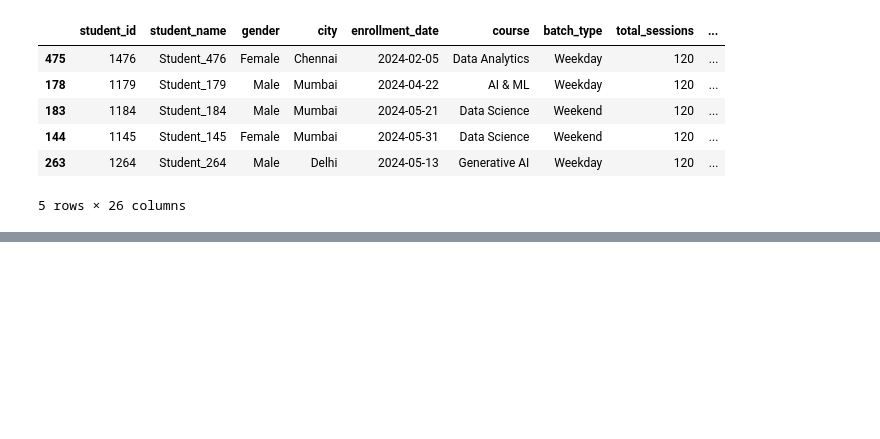
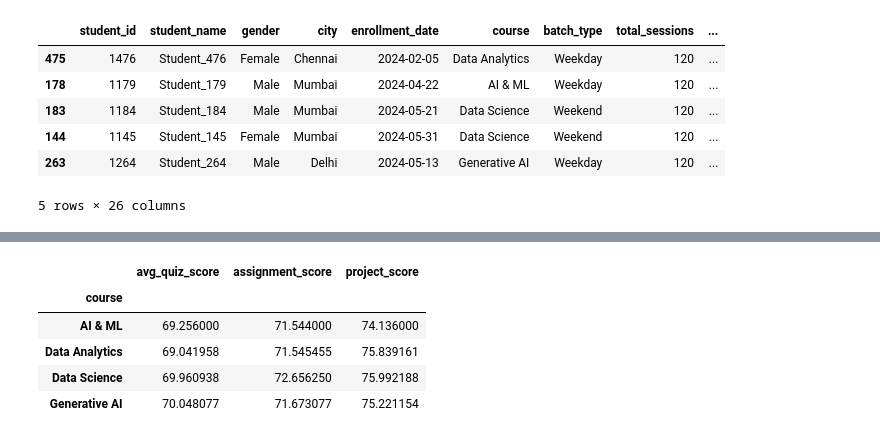
Before and after one commit to anuja-2904/Edtech_Student_Learning_data, a Jupyter notebook: Edtech_Student_Learning_data (1).ipynb, the cells around one changed output, grey strips where cells are left out. Cells and saved outputs as stored; diff of their text form; code cells hidden in the pictures; blank space fills up the shorter version.

```diff
--- a/Edtech_Student_Learning_data (1).ipynb
+++ b/Edtech_Student_Learning_data (1).ipynb
@@ -616,0 +751,11 @@ df.sort_values(["total_score"], ascending = False).head()
+# %%
+#11. Perform multiple aggregations on course to calculate average quiz score, average assignment score, and average project score.
+
+df.groupby("course")[["avg_quiz_score","assignment_score","project_score"]].mean()
+# %% [output]
+|  | avg_quiz_score | assignment_score | project_score |
+| course |  |  |  |
+| AI & ML | 69.256000 | 71.544000 | 74.136000 |
+| Data Analytics | 69.041958 | 71.545455 | 75.839161 |
+| Data Science | 69.960938 | 72.656250 | 75.992188 |
+| Generative AI | 70.048077 | 71.673077 | 75.221154 |
```
Also changed, not shown: parts of 44 cells of this notebook.
